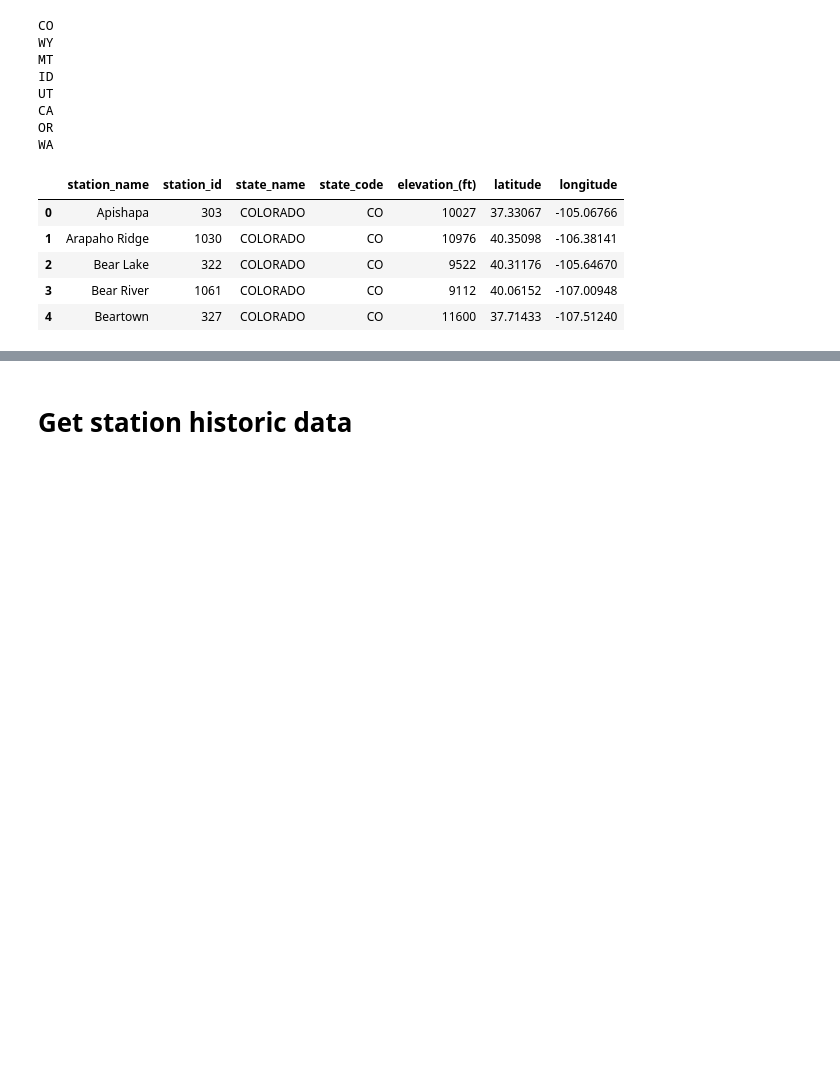
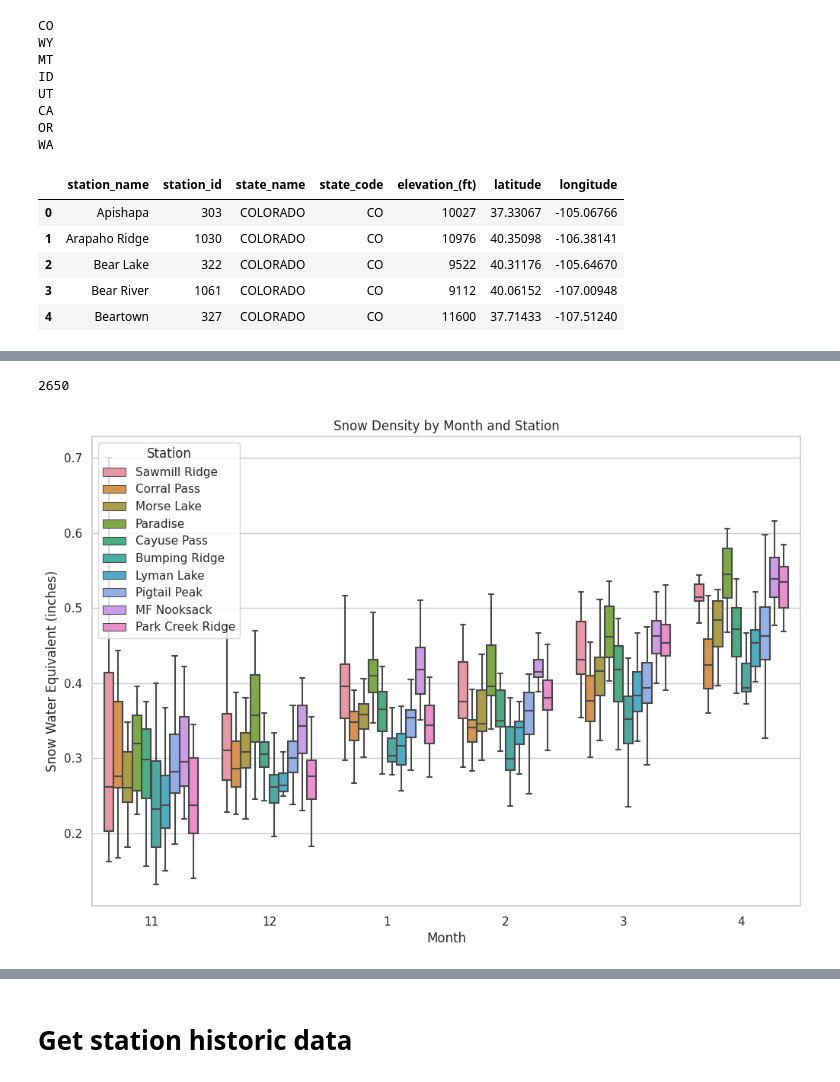
Before and after one commit to cnd9/snow, a Jupyter notebook: snotel/snotel_donnellys.ipynb, the cells around one changed output, grey strips where cells are left out. Saved outputs shown, nothing was run; the diff lists cells and outputs as text; code cells hidden in the pictures; blank space fills up the shorter version.

```diff
--- a/snotel/snotel_donnellys.ipynb
+++ b/snotel/snotel_donnellys.ipynb
@@ -104,0 +197,4 @@ hvplot.extension('bokeh')
+# %%
+wa_sno = sno_gdf[sno_gdf.longitude.apply(lambda x: x>=locations['seattle'][1])]
+wa_sno = wa_sno[wa_sno['elevation_(ft)'].apply(lambda x:x>=4500)].iloc[0:10]
+wa_sno.hvplot.points( color='red', tiles='OSM',geo=True, hover_cols=['station_name','elevation_(ft)','station_id_s'],width=400,height=400)
@@ -104,0 +205,2 @@ hvplot.extension('bokeh')
+# %%
+wa_hist = get_local_winter_monthly_hist(state = 'WA', station_ids = wa_sno.iloc[0:6].station_id_s.to_list())
@@ -104,0 +223,21 @@ hvplot.extension('bokeh')
+# %%
+wa_hist_winter = wa_hist[wa_hist.month.apply(lambda x : x in [11,12,1,2,3,4])]
+len(wa_hist_winter)
+# %% [output]
+2650
+# %%
+wa_hist_winter['snow_density'] = wa_hist_winter['snow_water_equivalent_(in)_'] / wa_hist_winter['snow_depth_(in)_']
+# %%
+import seaborn as sns
+
+month_order = [11, 12, 1, 2, 3, 4]
+plt.figure(figsize=(12, 8))
+sns.boxplot(x='month', y='snow_density', hue='station_name',
+            data=wa_hist_winter, order=month_order, showfliers=False)  # showfliers=False removes outliers
+plt.title('Snow Density by Month and Station')
+plt.xlabel('Month')
+plt.ylabel('Snow Water Equivalent (inches)')
+plt.legend(title='Station', loc='upper left')
+plt.show()
+# %% [output]
+[figure, added]
```
Also changed, not shown: parts of 31 cells of this notebook.
